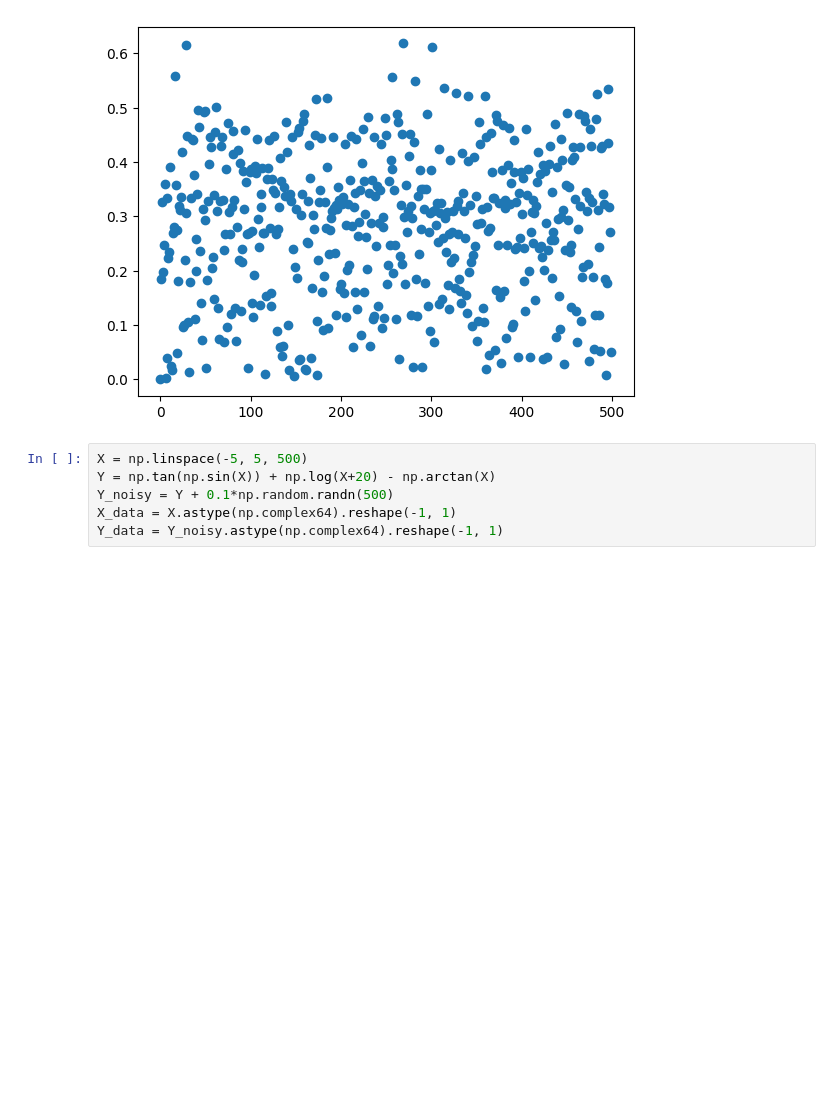
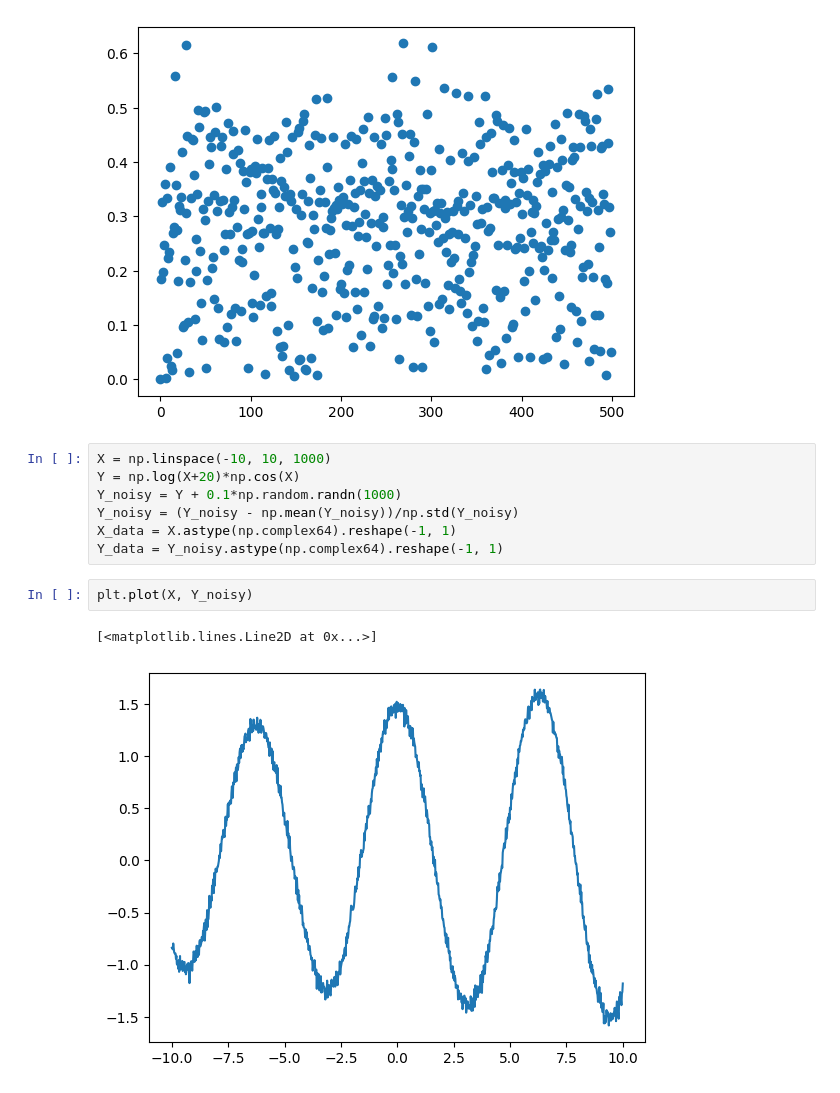
Before and after one commit to songofphysics/master-thesis, a Jupyter notebook: benchmark.ipynb, the cells around one changed output. Saved outputs shown, nothing was run; the diff lists cells and outputs as text; blank space fills up the shorter version.

```diff
--- a/benchmark.ipynb
+++ b/benchmark.ipynb
@@ -42,9 +44,15 @@ plt.scatter(alpha, W)
 <matplotlib.collections.PathCollection at 0x...>
 [figure]
 # %%
-X = np.linspace(-5, 5, 500)
-Y = np.tan(np.sin(X)) + np.log(X+20) - np.arctan(X)
-Y_noisy = Y + 0.1*np.random.randn(500)
+X = np.linspace(-10, 10, 1000)
+Y = np.log(X+20)*np.cos(X)
+Y_noisy = Y + 0.1*np.random.randn(1000)
+Y_noisy = (Y_noisy - np.mean(Y_noisy))/np.std(Y_noisy)
 X_data = X.astype(np.complex64).reshape(-1, 1)
 Y_data = Y_noisy.astype(np.complex64).reshape(-1, 1)
+# %%
+plt.plot(X, Y_noisy)
+# %% [output]
+[<matplotlib.lines.Line2D at 0x...>]
+[figure, added]
 # %%
```
Also changed, not shown: parts of 3 cells of this notebook, 2 other files.
